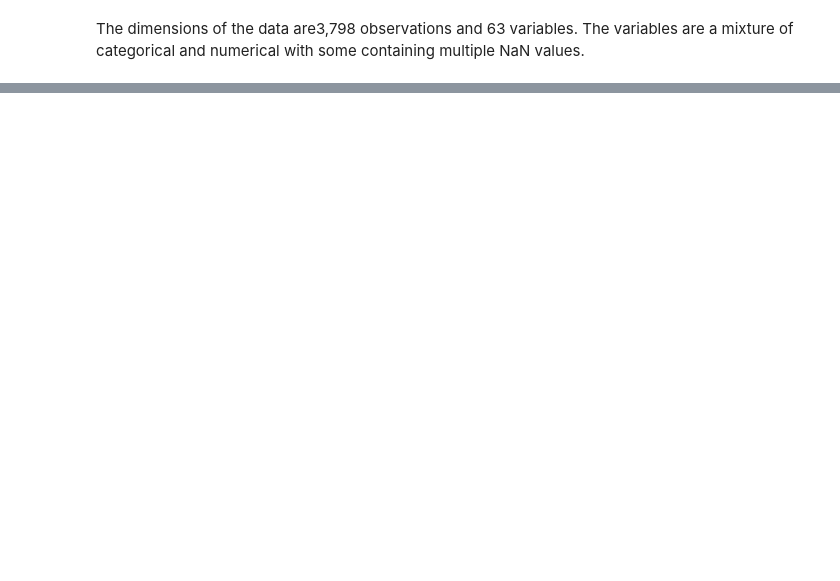
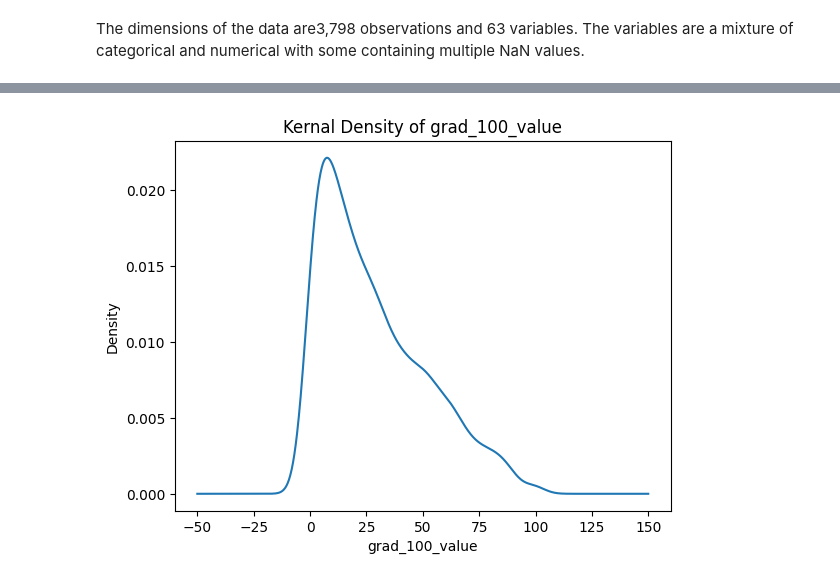
Before and after one commit to eaa3ug/visualization_assignment, a Jupyter notebook: assignment.ipynb, the cells around one changed output, grey strips where cells are left out. Cells and saved outputs as stored; diff of their text form; code cells hidden in the pictures; blank space fills up the shorter version.

```diff
--- a/assignment.ipynb
+++ b/assignment.ipynb
@@ -92,0 +122,7 @@ The dimensions of the data are3,798 observations and 63 variables. The variables
+# %%
+df_narrow[var].plot.kde()
+plt.title('Kernal Density of grad_100_value')
+plt.xlabel('grad_100_value')
+plt.show()
+# %% [output]
+[figure, added]
```
Also changed, not shown: parts of 6 cells of this notebook.
